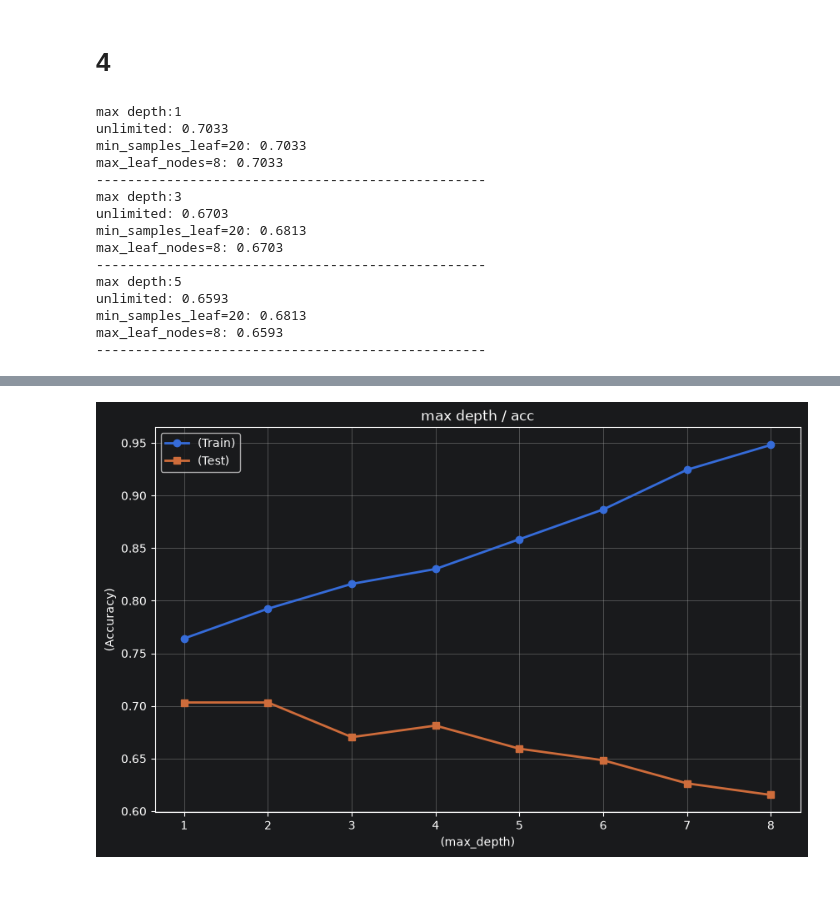
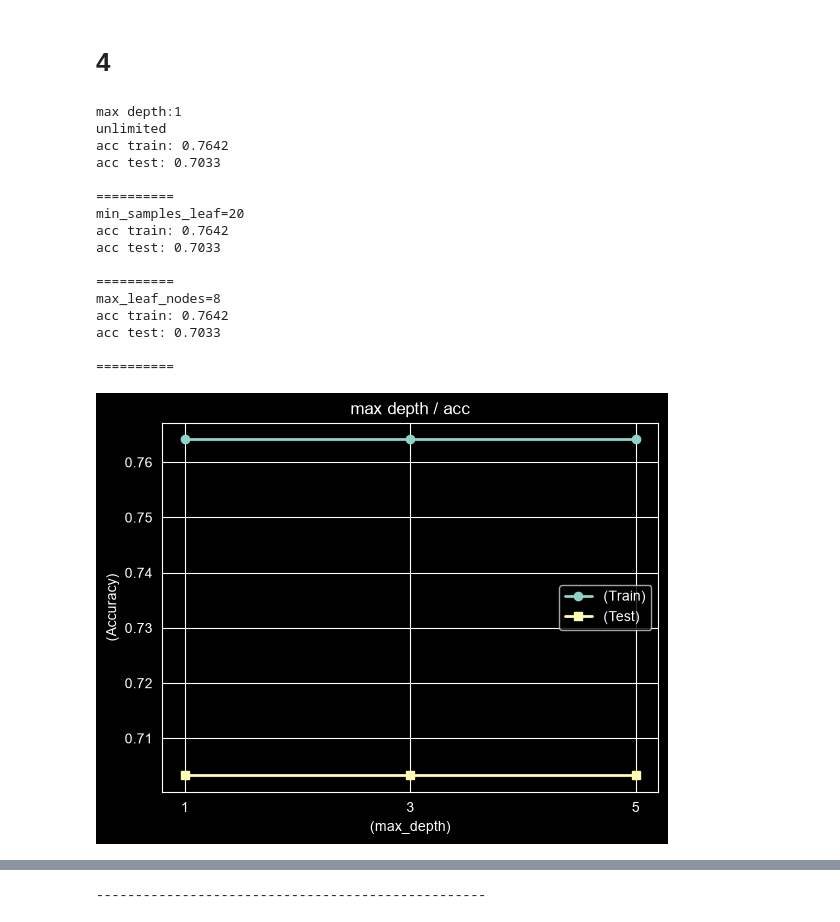
Before and after one commit to EbrahimNouri/MS_AI, a Jupyter notebook: src/HW/HW6/HW6_4.ipynb, the cells around one changed output, grey strips where cells are left out. Drawn from its saved outputs; the diff is of its cells as text; code cells hidden in the pictures; blank space fills up the shorter version.

```diff
--- a/src/HW/HW6/HW6_4.ipynb
+++ b/src/HW/HW6/HW6_4.ipynb
@@ -165,39 +165,67 @@ Most important feature (Logistic Regression): Sex_male
 # %%
 df = pd.read_csv("heart.csv")
 X = df[['thal', 'chol', 'age']]
 y = df[['target']]
 X = X.replace(0, np.nan)
 X = X.fillna(X.mean())
 
 X_train, X_test, y_train, y_test = train_test_split(X, y, test_size=0.3, random_state=42, stratify=y)
 
 models = {
     "unlimited": DecisionTreeClassifier(random_state=42),
     "min_samples_leaf=20": DecisionTreeClassifier(min_samples_leaf=20, random_state=42),
     "max_leaf_nodes=8": DecisionTreeClassifier(max_leaf_nodes=8, random_state=42)
 }
-for max_depth in [1, 3, 5]:
+depths = [1, 3, 5]
+for max_depth in depths:
+    train_scores = []
+    test_scores = []
+
     print(f"max depth:{max_depth}")
     for name, model in models.items():
         model.max_depth = max_depth
         model.fit(X_train, y_train)
-        y_pred = model.predict(X_test)
-        acc = accuracy_score(y_test, y_pred)
-        print(f"{name}: {acc:.4f}")
+
+        y_pred_train = model.predict(X_train)
+        acc_train = accuracy_score(y_train, y_pred_train)
+        train_scores.append(acc_train)
+
+        y_pred_test = model.predict(X_test)
+        acc_test = accuracy_score(y_test, y_pred_test)
+        test_scores.append(acc_test)
+
+        print(name)
+        print(f"acc train: {acc_train:.4f}")
+        print(f"acc test: {acc_test:.4f}")
+        print()
+        print("=" * 10)
+
+    plt.plot(depths, train_scores, marker='o', label='(Train)', linewidth=2)
+    plt.plot(depths, test_scores, marker='s', label='(Test)', linewidth=2)
+    plt.xlabel('(max_depth)')
+    plt.ylabel('(Accuracy)')
+    plt.title('max depth / acc')
+    plt.legend()
+    plt.grid(True)
+    plt.xticks(depths)
+    plt.show()
+
     print("-" * 50)
 # %% [output]
 max depth:1
-unlimited: 0.7033
-min_samples_leaf=20: 0.7033
-max_leaf_nodes=8: 0.7033
---------------------------------------------------
-max depth:3
-unlimited: 0.6703
-min_samples_leaf=20: 0.6813
-max_leaf_nodes=8: 0.6703
---------------------------------------------------
-max depth:5
-unlimited: 0.6593
-min_samples_leaf=20: 0.6813
-max_leaf_nodes=8: 0.6593
---------------------------------------------------
+unlimited
+acc train: 0.7642
+acc test: 0.7033
+
+==========
+min_samples_leaf=20
+acc train: 0.7642
+acc test: 0.7033
+
+==========
+max_leaf_nodes=8
+acc train: 0.7642
+acc test: 0.7033
+
+==========
+[figure, added]
@@ -204,12 +268 @@ max_leaf_nodes=8: 0.6593
+--------------------------------------------------
-# %%
-plt.plot(depths, train_scores, marker='o', label='(Train)', linewidth=2)
-plt.plot(depths, test_scores, marker='s', label='(Test)', linewidth=2)
-plt.xlabel('(max_depth)')
-plt.ylabel('(Accuracy)')
-plt.title('max depth / acc')
-plt.legend()
-plt.grid(True)
-plt.xticks(depths)
-plt.show()
-# %% [output]
-[figure, removed]
```
Also changed, not shown: parts of 2 cells of this notebook, 9 other files.
